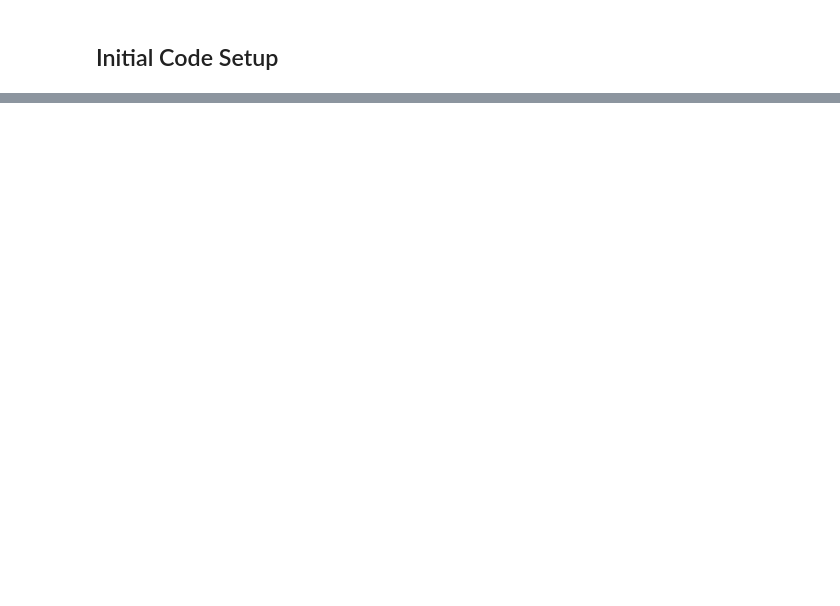
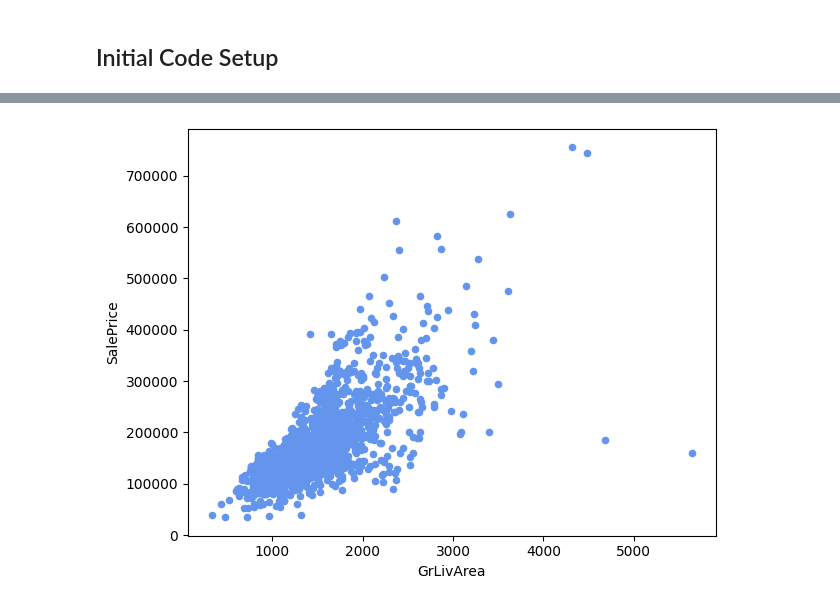
Before and after one commit to sullysbrain/wgu-c964-capstone, a Jupyter notebook: c951-task3.ipynb, the cells around one changed output, grey strips where cells are left out. Cells and saved outputs as stored; diff of their text form; code cells hidden in the pictures; blank space fills up the shorter version.

```diff
--- a/c951-task3.ipynb
+++ b/c951-task3.ipynb
@@ -25,3 +25,16 @@ df.head()
+# %%
+# Physical Housing Data
+
+df_physical = pd.read_csv('data/housing_size_data.csv', sep=',', index_col=0, header=0)
+
+df_physical.plot(x = 'GrLivArea', y = 'SalePrice', kind='scatter',c='cornflowerblue')
+#df_physical.plot(x2 = 'YearBuilt', y2 = 'SalePrice', kind='scatter',c='g')
+
+
+plt.tight_layout()
+plt.show()
+# %% [output]
+[figure, added]
 # %%
 # Plot each row of the data as a separate line
 #for i in range(df.shape[0]):
```
Also changed, not shown: parts of 2 cells of this notebook, 15 other files.
